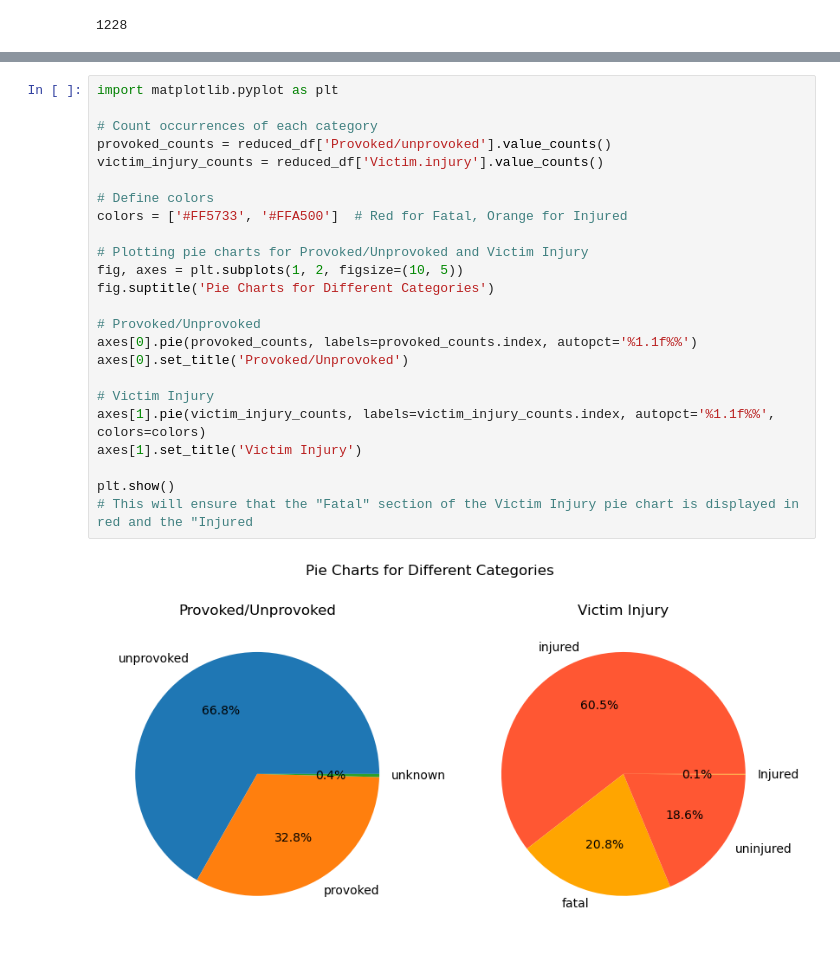
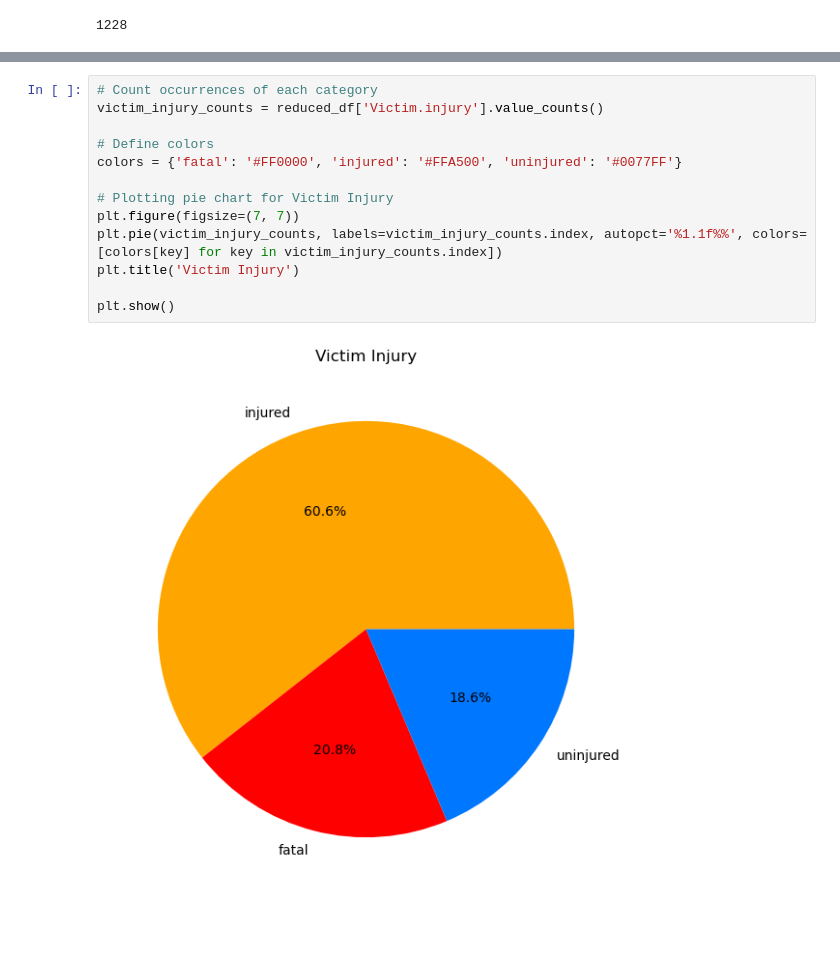
Before and after one commit to Group-4-Project-3/Australian-Shark-Attacks, a Jupyter notebook: Resources/Mel_Project_3.ipynb, the cells around one changed output, grey strips where cells are left out. Saved outputs shown, nothing was run; the diff lists cells and outputs as text.

Commit message:
pie chart Mel - incomplete

```diff
--- a/Resources/Mel_Project_3.ipynb
+++ b/Resources/Mel_Project_3.ipynb
@@ -74,26 +52,15 @@ plt.show()
-# %%
-import matplotlib.pyplot as plt
-
-# Count occurrences of each category
-provoked_counts = reduced_df['Provoked/unprovoked'].value_counts()
-victim_injury_counts = reduced_df['Victim.injury'].value_counts()
-
-# Define colors
-colors = ['#FF5733', '#FFA500']  # Red for Fatal, Orange for Injured
-
-# Plotting pie charts for Provoked/Unprovoked and Victim Injury
-fig, axes = plt.subplots(1, 2, figsize=(10, 5))
-fig.suptitle('Pie Charts for Different Categories')
-
-# Provoked/Unprovoked
-axes[0].pie(provoked_counts, labels=provoked_counts.index, autopct='%1.1f%%')
-axes[0].set_title('Provoked/Unprovoked')
-
-# Victim Injury
-axes[1].pie(victim_injury_counts, labels=victim_injury_counts.index, autopct='%1.1f%%', colors=colors)
-axes[1].set_title('Victim Injury')
-
-plt.show()
-# This will ensure that the "Fatal" section of the Victim Injury pie chart is displayed in red and the "Injured
-# %% [output]
-[figure, removed]
+# %%
+# Count occurrences of each category
+victim_injury_counts = reduced_df['Victim.injury'].value_counts()
+
+# Define colors
+colors = {'fatal': '#FF0000', 'injured': '#FFA500', 'uninjured': '#0077FF'}
+
+# Plotting pie chart for Victim Injury
+plt.figure(figsize=(7, 7))
+plt.pie(victim_injury_counts, labels=victim_injury_counts.index, autopct='%1.1f%%', colors=[colors[key] for key in victim_injury_counts.index])
+plt.title('Victim Injury')
+
+plt.show()
+# %% [output]
+[figure, added]
```
Also changed, not shown: parts of 3 cells of this notebook.
